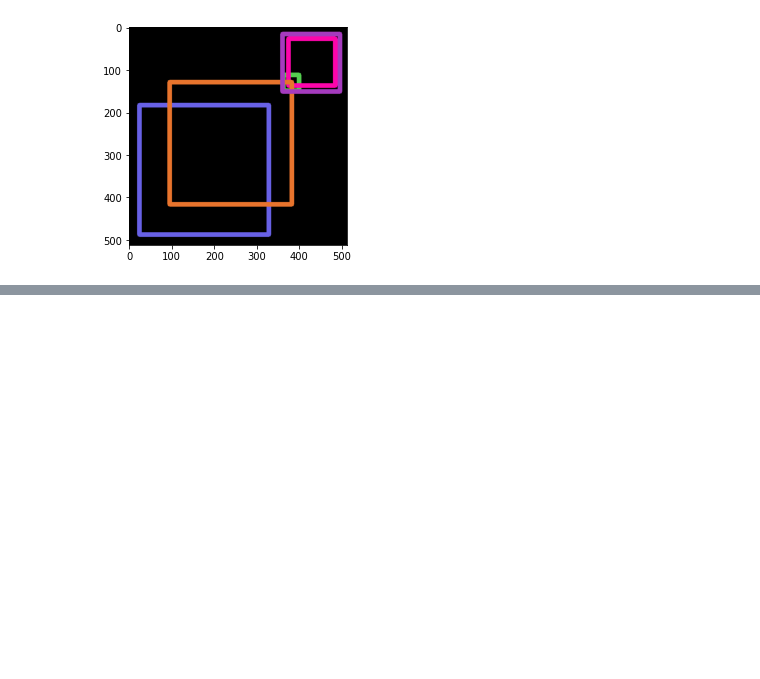
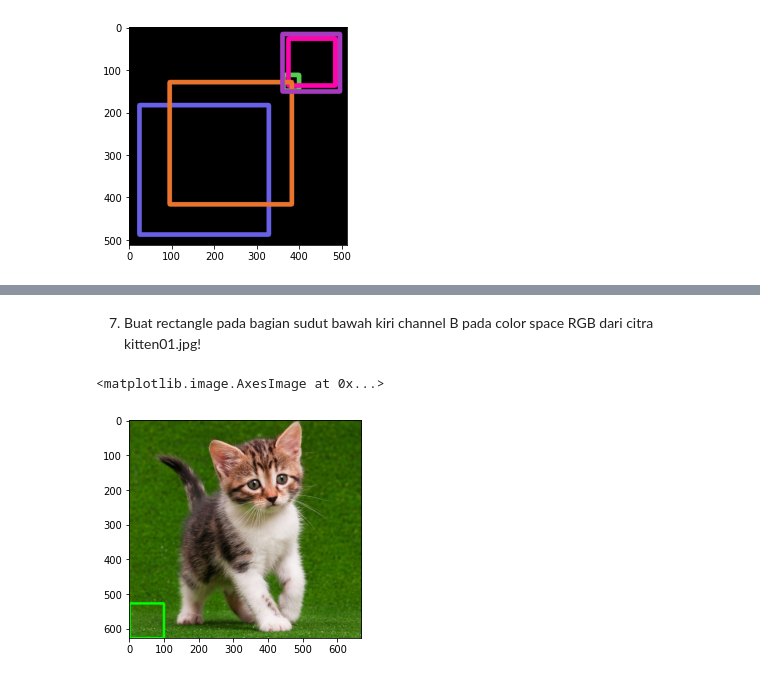
Before and after one commit to chrisdionisius/PCVK, a Jupyter notebook: Modul2.ipynb, the cells around one changed output, grey strips where cells are left out. Saved outputs shown, nothing was run; the diff lists cells and outputs as text; code cells hidden in the pictures; blank space fills up the shorter version.

```diff
--- a/Modul2.ipynb
+++ b/Modul2.ipynb
@@ -225,0 +233,11 @@ dari citra kitten01.jpg!
+# %% [markdown]
+7. Buat rectangle pada bagian sudut bawah kiri channel B pada color space RGB
+dari citra kitten01.jpg!
+# %%
+img7 = img
+img7 = cv.cvtColor(img7, cv.COLOR_BGR2RGB)
+cv.rectangle(img7, pt1=(1,527), pt2=(100,627), color=(0,255,0), thickness=5)
+plt.imshow(img7)
+# %% [output]
+<matplotlib.image.AxesImage at 0x...>
+[figure, added]
```
Also changed, not shown: parts of 3 cells of this notebook.
